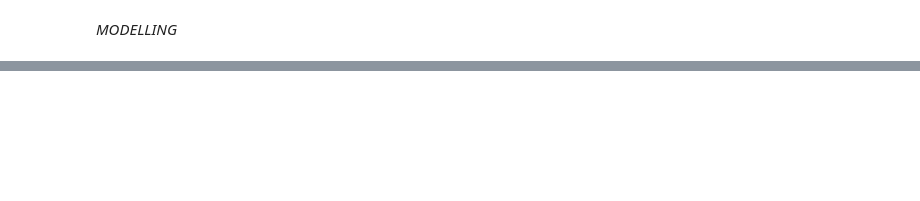
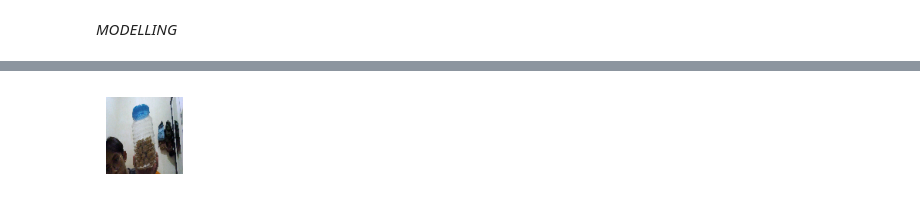
Before and after one commit to RadithyaSatya/Machine-Learning-Deteksi-Sampah, a Jupyter notebook: notebook.ipynb, the cells around one changed output, grey strips where cells are left out. Drawn from its saved outputs; the diff is of its cells as text; code cells hidden in the pictures; blank space fills up the shorter version.

```diff
--- a/notebook.ipynb
+++ b/notebook.ipynb
@@ -346,0 +406,26 @@ Label Asli: kaca
+# %%
+import numpy as np
+import matplotlib.pyplot as plt
+from tensorflow.keras.preprocessing.image import load_img, img_to_array
+
+image_path = "Test-Image/plastik-testing-1.jpg"
+image = load_img(image_path, target_size=(100, 100))
+
+image_array = img_to_array(image)
+
+plt.figure(figsize=(image_array.shape[1] / 100, image_array.shape[0] / 100), dpi=100)
+plt.imshow(image)
+plt.axis("off")
+plt.show()
+
+input_image = np.expand_dims(image_array, axis=0) / 255.0
+
+prediction = model.predict(input_image)
+
+predicted_class_idx = np.argmax(prediction)
+predicted_class = class_names[predicted_class_idx]
+confidence = np.max(prediction) * 100
+
+print(f"Prediksi: {predicted_class} ({confidence:.2f}%)")
+# %% [output]
+[figure, added]
```
Also changed, not shown: parts of 14 cells of this notebook, 10 other files.
